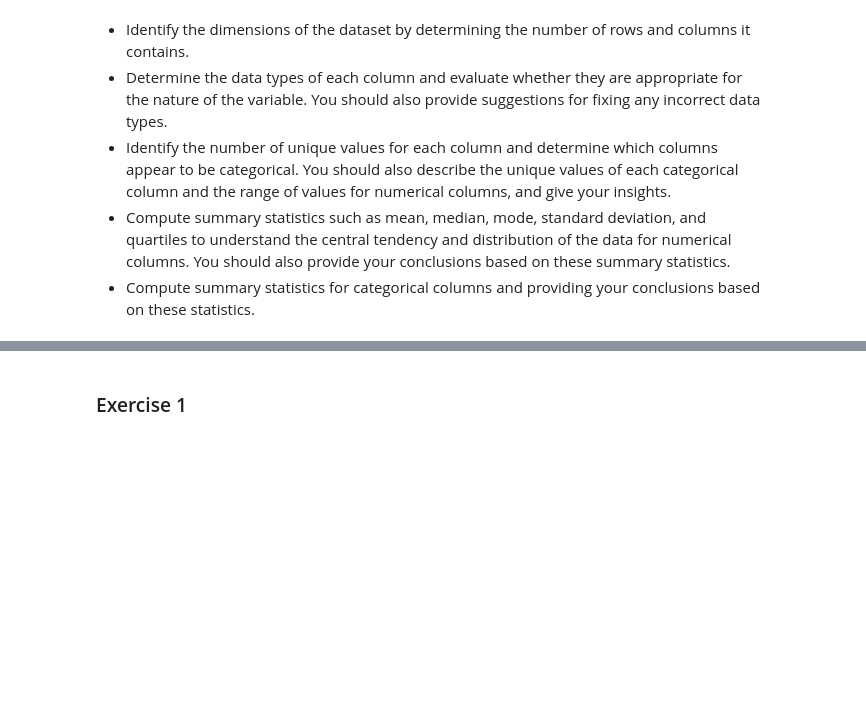
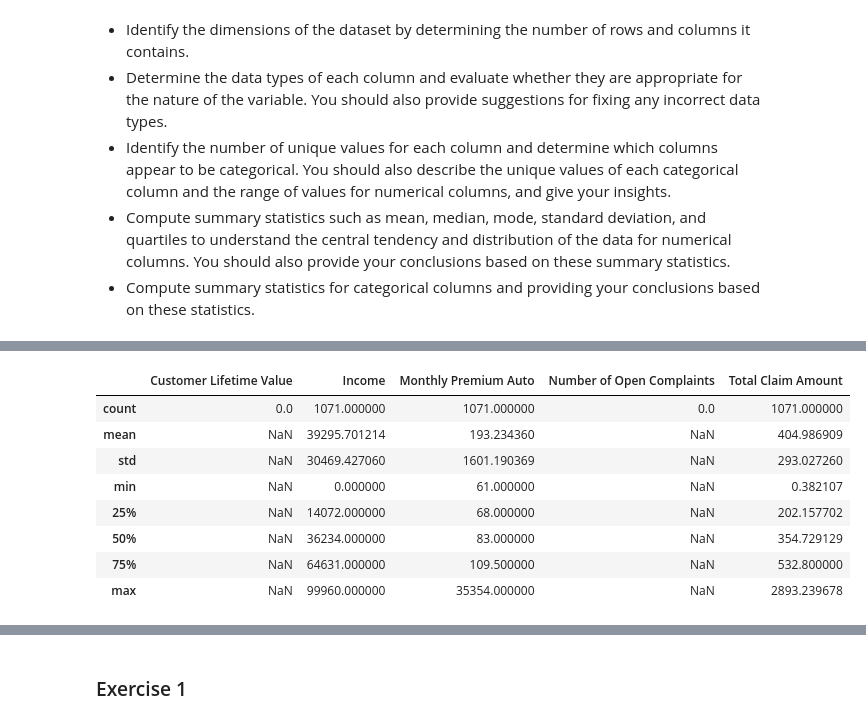
Before and after one commit to TeresaSilva7361/lab-dw-pandas, a Jupyter notebook: lab-dw-pandas.ipynb, the cells around one changed output, grey strips where cells are left out. Drawn from its saved outputs; the diff is of its cells as text; code cells hidden in the pictures; blank space fills up the shorter version.

```diff
--- a/lab-dw-pandas.ipynb
+++ b/lab-dw-pandas.ipynb
@@ -48,0 +92,8 @@ In this challenge, you will use pandas to explore a given dataset. Your task is
+# %%
+lab_data['Customer Lifetime Value'] = pd.to_numeric(lab_data['Customer Lifetime Value'].str.replace(',', '').str.replace('$', ''), errors='coerce')
+# %%
+lab_data['Number of Open Complaints'] = pd.to_numeric(lab_data['Number of Open Complaints'], errors='coerce')
+# %%
+category_cols = ['ST', 'GENDER', 'Education', 'Policy Type', 'Vehicle Class']
+for col in category_cols:
+    lab_data[col] = lab_data[col].astype('category')
@@ -48,0 +137,12 @@ In this challenge, you will use pandas to explore a given dataset. Your task is
+# %%
+lab_data.describe()
+# %% [output]
+|  | Customer Lifetime Value | Income | Monthly Premium Auto | Number of Open Complaints | Total Claim Amount |
+| count | 0.0 | 1071.000000 | 1071.000000 | 0.0 | 1071.000000 |
+| mean | NaN | 39295.701214 | 193.234360 | NaN | 404.986909 |
+| std | NaN | 30469.427060 | 1601.190369 | NaN | 293.027260 |
+| min | NaN | 0.000000 | 61.000000 | NaN | 0.382107 |
+| 25% | NaN | 14072.000000 | 68.000000 | NaN | 202.157702 |
+| 50% | NaN | 36234.000000 | 83.000000 | NaN | 354.729129 |
+| 75% | NaN | 64631.000000 | 109.500000 | NaN | 532.800000 |
+| max | NaN | 99960.000000 | 35354.000000 | NaN | 2893.239678 |
```
Also changed, not shown: parts of 19 cells of this notebook.
